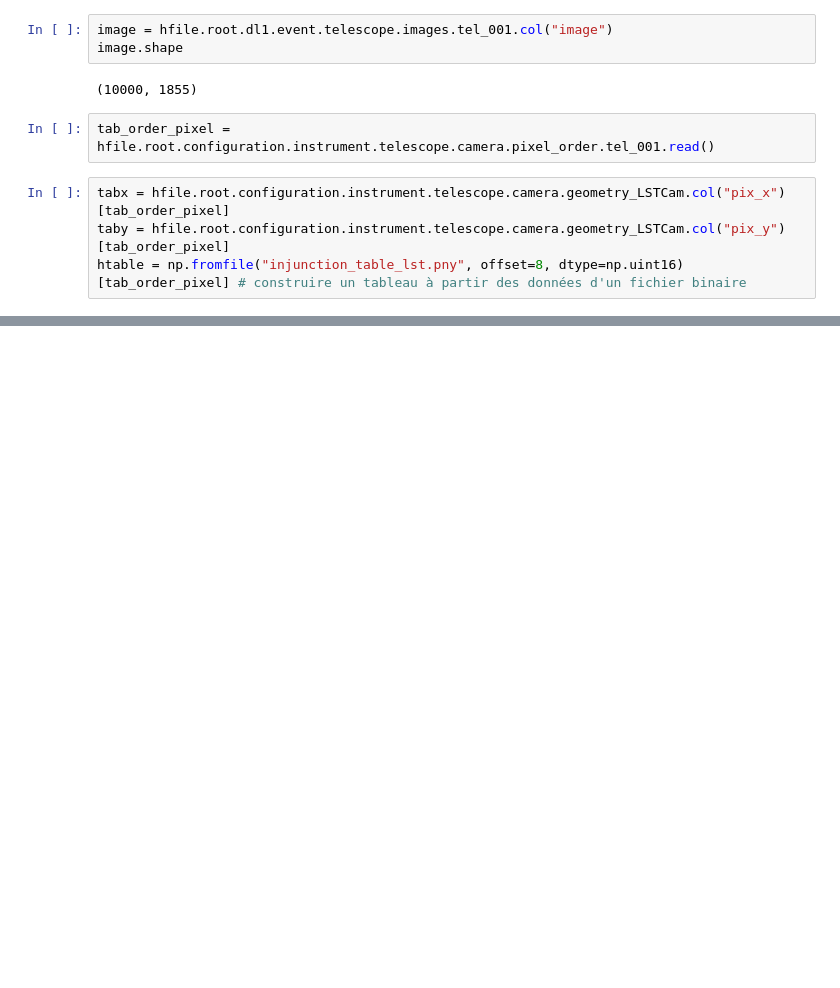
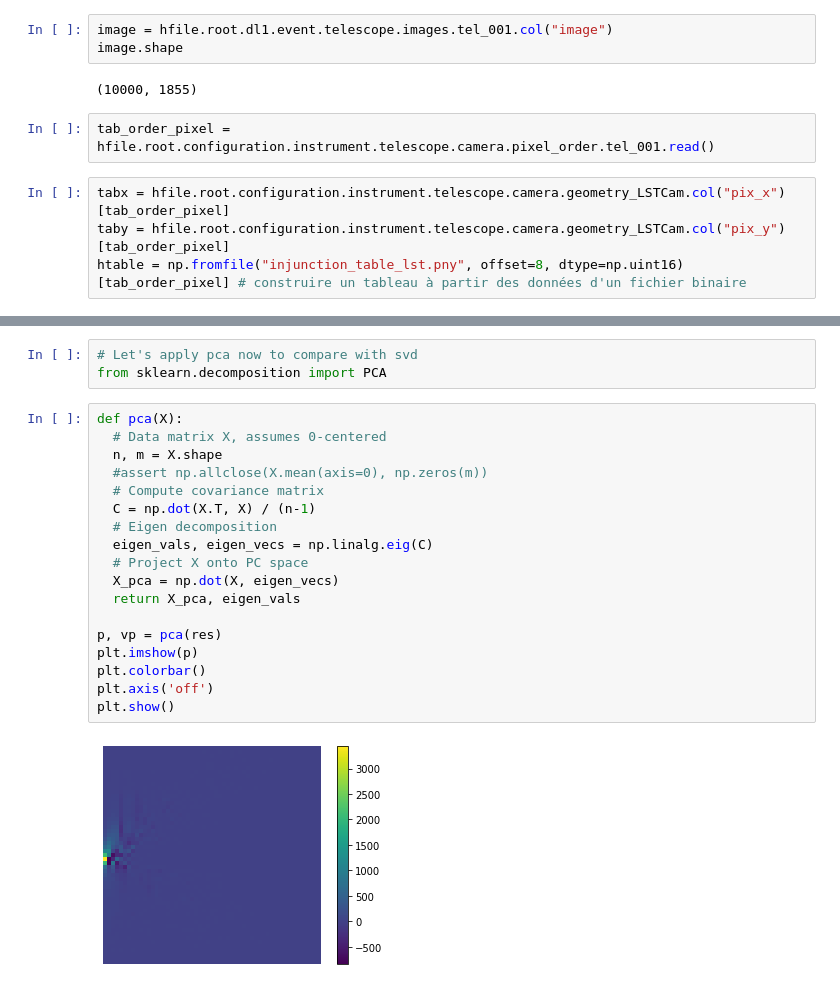
Before and after one commit to Khadimou/cta, a Jupyter notebook: base_test.ipynb, the cells around one changed output, grey strips where cells are left out. Cells and saved outputs as stored; diff of their text form; blank space fills up the shorter version.

```diff
--- a/base_test.ipynb
+++ b/base_test.ipynb
@@ -113,0 +109,23 @@ plt.show()
+# %%
+# Let's apply pca now to compare with svd
+from sklearn.decomposition import PCA
+# %%
+def pca(X):
+  # Data matrix X, assumes 0-centered
+  n, m = X.shape
+  #assert np.allclose(X.mean(axis=0), np.zeros(m))
+  # Compute covariance matrix
+  C = np.dot(X.T, X) / (n-1)
+  # Eigen decomposition
+  eigen_vals, eigen_vecs = np.linalg.eig(C)
+  # Project X onto PC space
+  X_pca = np.dot(X, eigen_vecs)
+  return X_pca, eigen_vals
+
+p, vp = pca(res)
+plt.imshow(p)
+plt.colorbar()
+plt.axis('off')
+plt.show()
+# %% [output]
+[figure, added]
```
Also changed, not shown: parts of 12 cells of this notebook.
